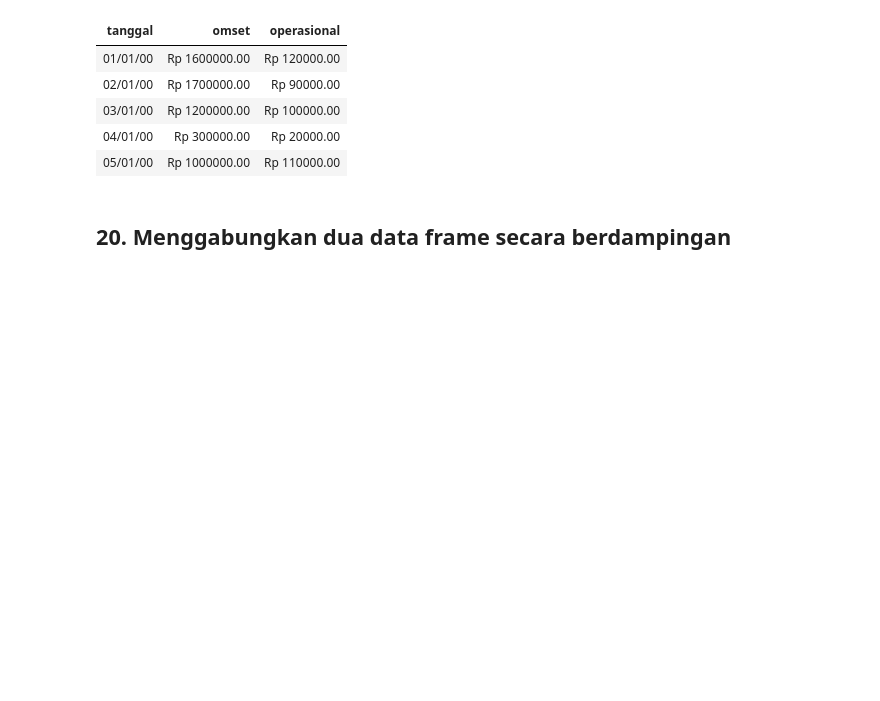
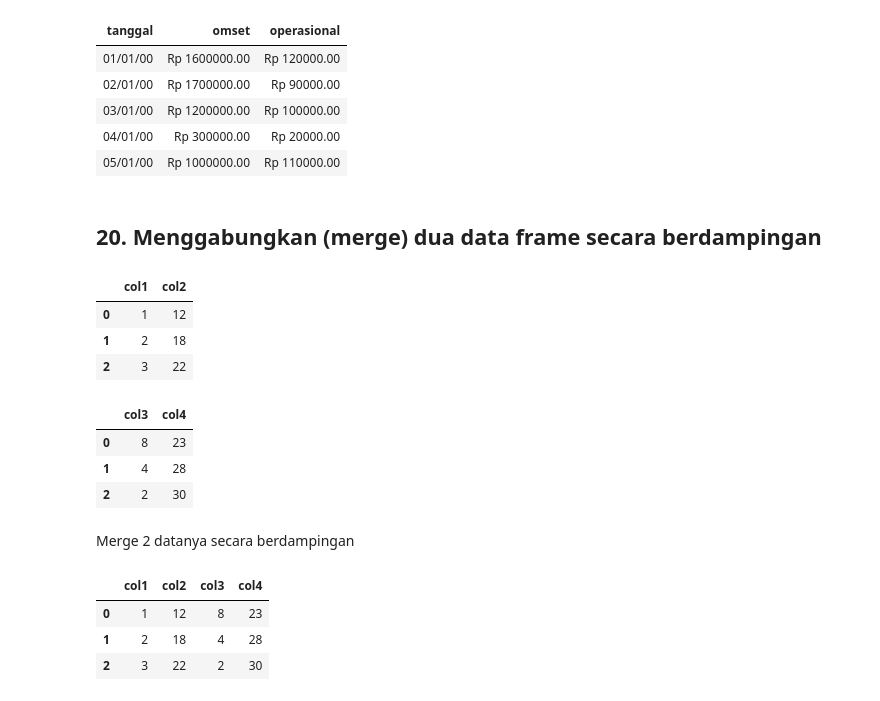
Before and after one commit to Edy-Mochamad/Learn-jupyter-notebook, a Jupyter notebook: pandas.ipynb, the cells around one changed output. Drawn from its saved outputs; the diff is of its cells as text; code cells hidden in the pictures; blank space fills up the shorter version.

```diff
--- a/pandas.ipynb
+++ b/pandas.ipynb
@@ -1018,4 +1019,40 @@ Data omset & operasional
 | 04/01/00 | Rp 300000.00 | Rp 20000.00 |
 | 05/01/00 | Rp 1000000.00 | Rp 110000.00 |
 # %% [markdown]
-## **20. Menggabungkan dua data frame secara berdampingan**
+## **20. Menggabungkan (merge) dua data frame secara berdampingan**
+# %%
+d1 = {
+    'col1' : [1, 2, 3],
+    'col2' : [12, 18, 22]
+}
+
+df1 = pd.DataFrame(d1)
+df1
+# %% [output]
+|  | col1 | col2 |
+| 0 | 1 | 12 |
+| 1 | 2 | 18 |
+| 2 | 3 | 22 |
+# %%
+d2 = {
+    'col3' : [8, 4, 2],
+    'col4' : [23, 28, 30]
+}
+
+df2 = pd.DataFrame(d2)
+df2
+# %% [output]
+|  | col3 | col4 |
+| 0 | 8 | 23 |
+| 1 | 4 | 28 |
+| 2 | 2 | 30 |
+# %% [markdown]
+Merge 2 datanya secara berdampingan
+# %%
+df = pd.merge(df1, df2, left_index = True, right_index = True)
+df
+# %% [output]
+|  | col1 | col2 | col3 | col4 |
+| 0 | 1 | 12 | 8 | 23 |
+| 1 | 2 | 18 | 4 | 28 |
+| 2 | 3 | 22 | 2 | 30 |
```
Also changed, not shown: parts of 1 cell of this notebook.
